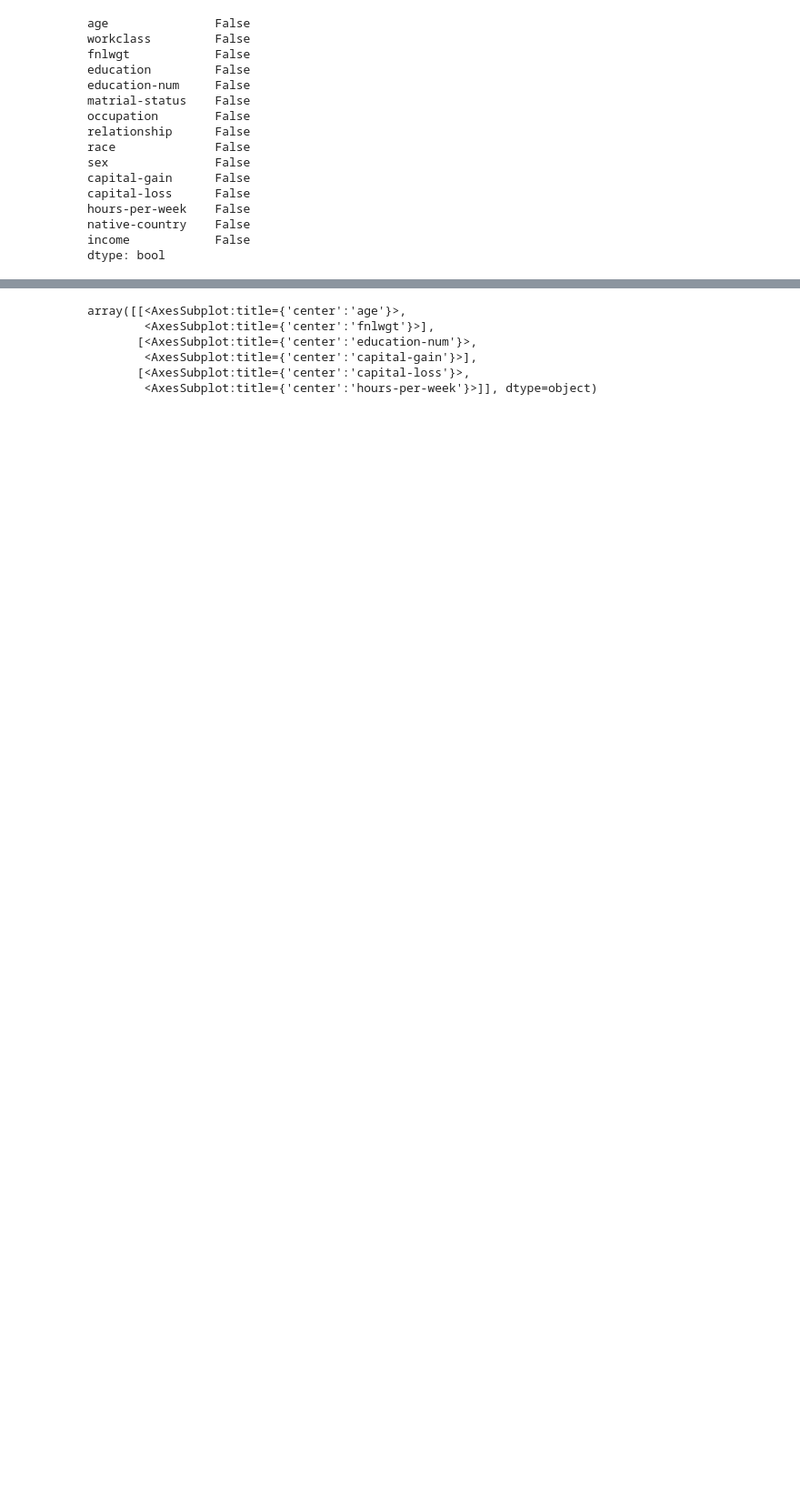
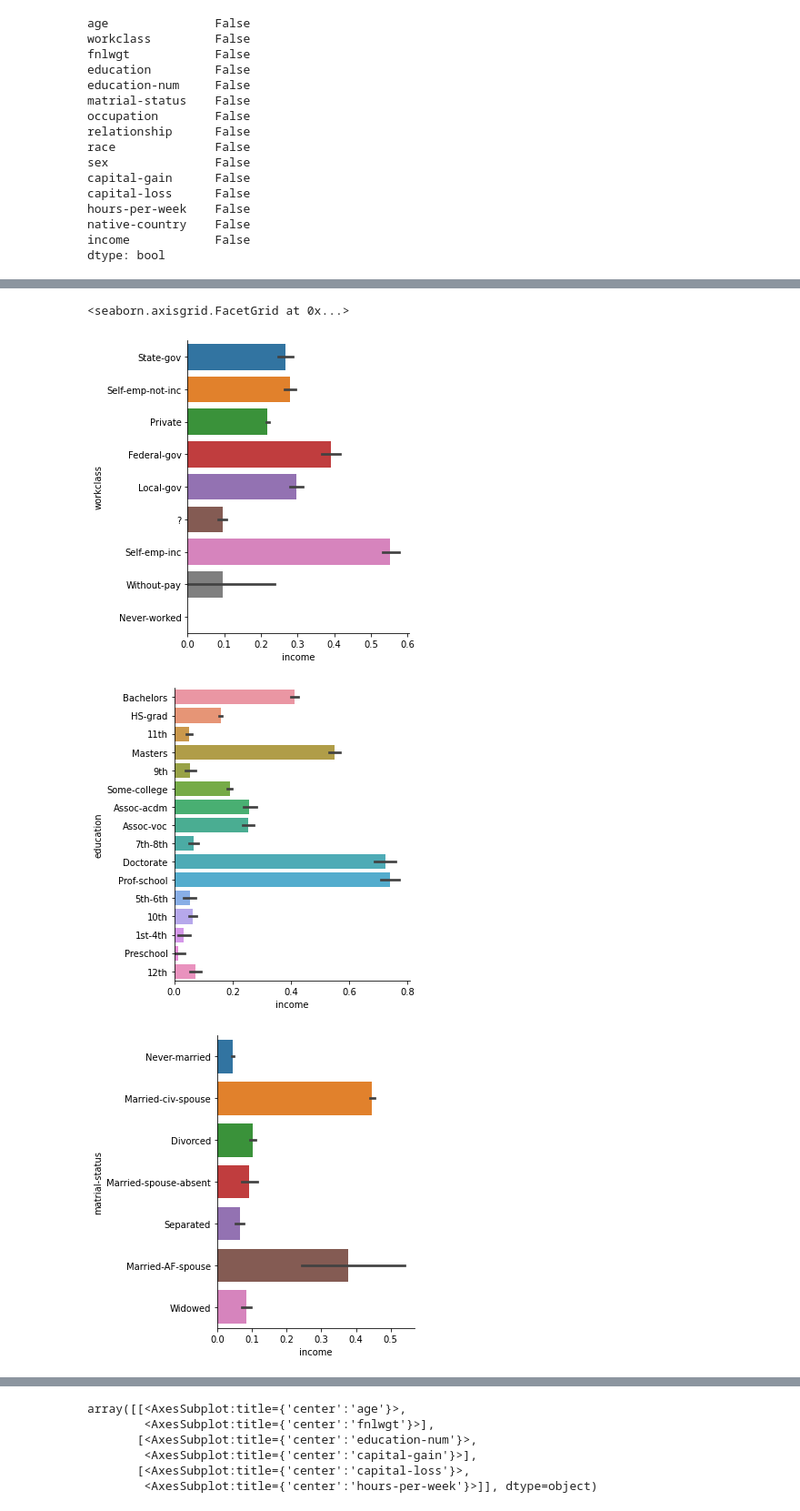
Before and after one commit to CatarinaGomes/PCS5024, a Jupyter notebook: project_01/uci-adult-repository.ipynb, the cells around one changed output, grey strips where cells are left out. Shown at 91% size. Drawn from its saved outputs; the diff is of its cells as text; code cells hidden in the pictures; blank space fills up the shorter version.

```diff
--- a/project_01/uci-adult-repository.ipynb
+++ b/project_01/uci-adult-repository.ipynb
@@ -185,0 +209,12 @@ Below, we will check for outliers in continuous variables
+# %%
+sns.catplot(x='income', y='workclass', kind="bar", data=df)
+sns.catplot(x='income', y='education', kind="bar", data=df)
+sns.catplot(x='income', y='matrial-status', kind="bar", data=df)
+sns.catplot(x='income', y='occupation', kind="bar", data=df)
+sns.catplot(x='income', y='race', kind="bar", data=df)
+sns.catplot(x='income', y='sex', kind="bar", data=df)
+# %% [output]
+<seaborn.axisgrid.FacetGrid at 0x...>
+[figure, added]
+[figure, added]
+[figure, added]
```
Also changed, not shown: parts of 40 cells of this notebook.
